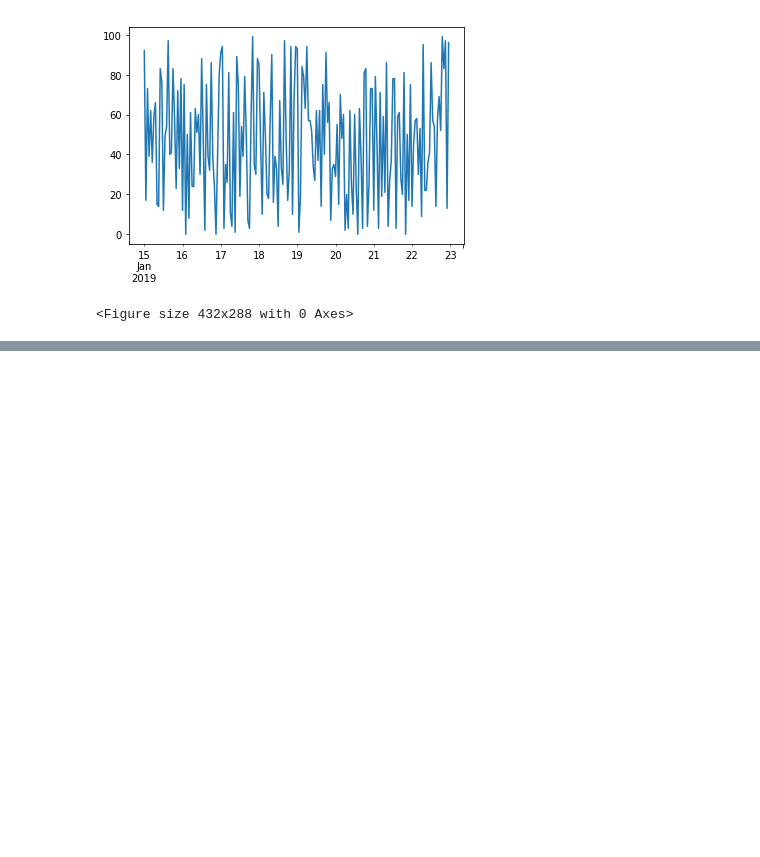
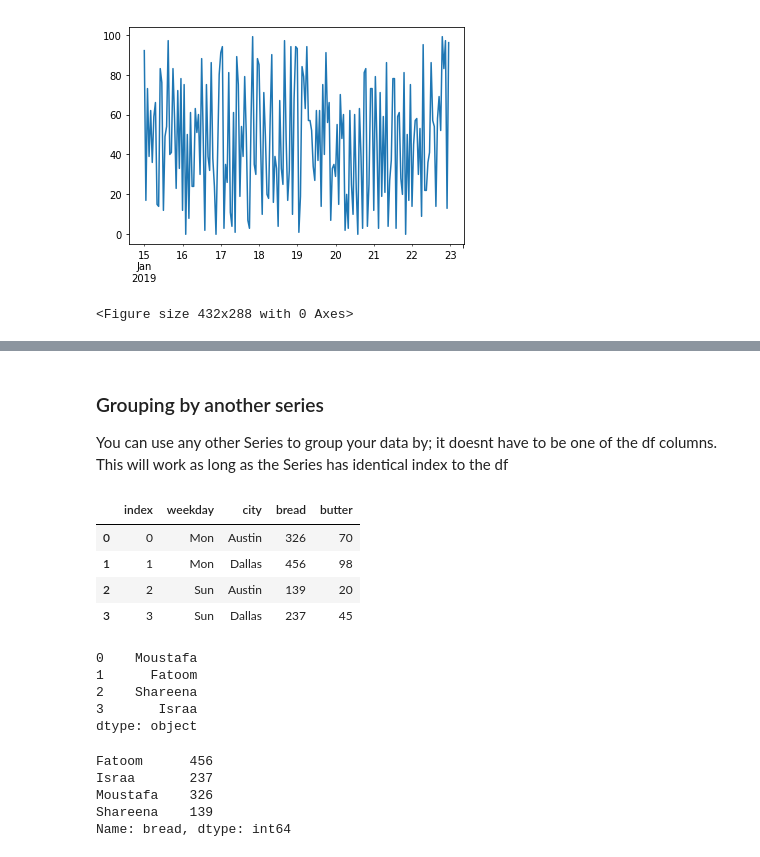
Before and after one commit to mfkabdelnaby/data-science, a Jupyter notebook: pandas.ipynb, the cells around one changed output, grey strips where cells are left out. Cells and saved outputs as stored; diff of their text form; code cells hidden in the pictures; blank space fills up the shorter version.

```diff
--- a/pandas.ipynb
+++ b/pandas.ipynb
@@ -1795,0 +1842,9 @@ plt.clf()
+# %%
+sales = pd.DataFrame(
+    {
+        'weekday':['Sun','Sun','Mon','Mon'],
+        'city': ['Austin','Dallas','Austin','Dallas'],
+        'bread':[139,237,326,456],
+        'butter':[20,45,70,98]
+    })
+sales
@@ -1795,0 +1911,3 @@ plt.clf()
+# %%
+sales = sales.set_index(['weekday','city'])
+sales
@@ -1795,0 +1921,3 @@ plt.clf()
+# %%
+sales = sales.sort_index()
+sales
@@ -1795,0 +1941,30 @@ plt.clf()
+# %% [markdown]
+### Grouping by another series
+
+You can use any other Series to group your data by; it doesnt have to be one of the df columns. This will work as long as the Series has identical index to the df
+# %%
+sales = sales.reset_index()
+sales
+# %% [output]
+|  | index | weekday | city | bread | butter |
+| 0 | 0 | Mon | Austin | 326 | 70 |
+| 1 | 1 | Mon | Dallas | 456 | 98 |
+| 2 | 2 | Sun | Austin | 139 | 20 |
+| 3 | 3 | Sun | Dallas | 237 | 45 |
+# %%
+customers = pd.Series(['Moustafa','Fatoom','Shareena','Israa'])
+customers
+# %% [output]
+0    Moustafa
+1      Fatoom
+2    Shareena
+3       Israa
+dtype: object
+# %%
+sales.groupby(customers)['bread'].sum()
+# %% [output]
+Fatoom      456
+Israa       237
+Moustafa    326
+Shareena    139
+Name: bread, dtype: int64
```
Also changed, not shown: parts of 45 cells of this notebook, 5 other files.
